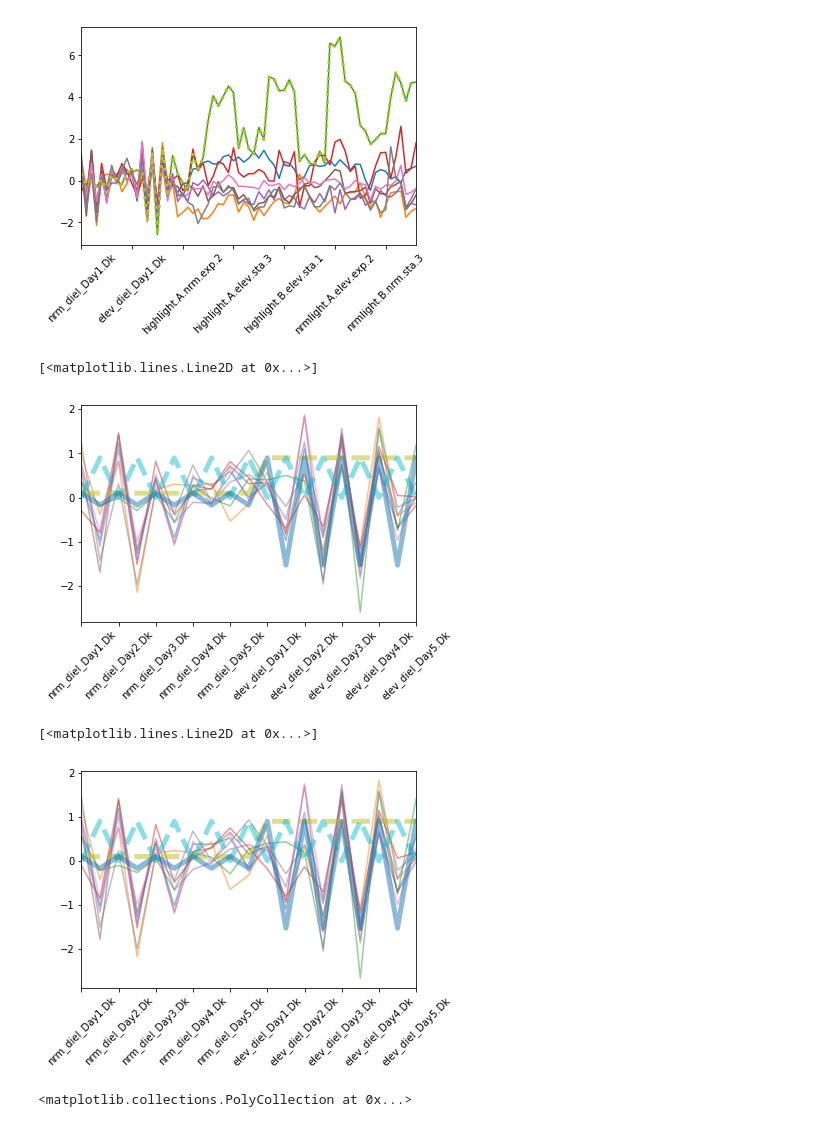
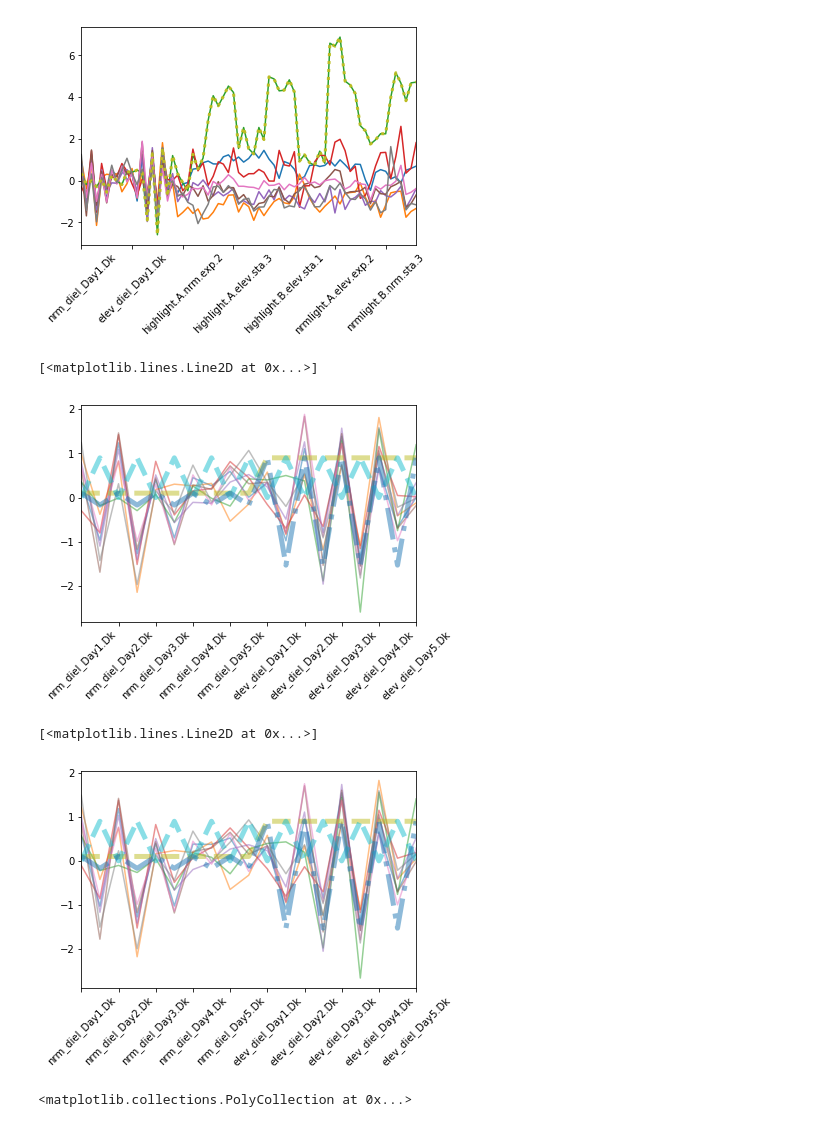
Before and after one commit to djreiss/diatoms, a Jupyter notebook: Untitled.ipynb, the cells around one changed output. Cells and saved outputs as stored; diff of their text form; code cells hidden in the pictures.

```diff
--- a/Untitled.ipynb
+++ b/Untitled.ipynb
@@ -316,12 +319,12 @@ ax.set_xticklabels(ax.xaxis.get_majorticklabels(), rotation=45);
 # %%
 ax = r1.loc[genes, colnames[(isdark | islight)]].T.plot(legend=False, alpha=0.5)
 ax.set_xticklabels(ax.xaxis.get_majorticklabels(), rotation=45)
 ax.plot(co2[isdark | islight], ls='dashed', lw=5, alpha=0.5)
 ax.plot(dark[isdark | islight], ls='dashed', lw=5, alpha=0.5)
-ax.plot(-3. * (co2*dark)[isdark | islight] + 1. * co2[isdark | islight], lw=5, alpha=0.5)
+ax.plot(-3. * (co2*dark)[isdark | islight] + 1. * co2[isdark | islight], lw=5, alpha=0.5, ls='dashdot')
 # %% [output]
 [<matplotlib.lines.Line2D at 0x...>]
-[figure, old version]
+[figure, new version]
 # %%
 r1a = r1.copy()
 r1a.loc[:, colnames[(isdark | islight)]] = r1norm
@@ -329,10 +332,10 @@ ax = r1a.loc[genes, colnames[(isdark | islight)]].T.plot(legend=False, alpha=0.5
 ax.set_xticklabels(ax.xaxis.get_majorticklabels(), rotation=45)
 ax.plot(co2[isdark | islight], ls='dashed', lw=5, alpha=0.5)
 ax.plot(dark[isdark | islight], ls='dashed', lw=5, alpha=0.5)
-ax.plot(-3. * (co2*dark)[isdark | islight] + 1. * co2[isdark | islight], lw=5, alpha=0.5)
+ax.plot(-3. * (co2*dark)[isdark | islight] + 1. * co2[isdark | islight], lw=5, alpha=0.5, ls='dashdot')
 # %% [output]
 [<matplotlib.lines.Line2D at 0x...>]
-[figure, old version]
+[figure, new version]
 # %%
 mn = r1a.loc[genes, colnames[(isdark | islight)]].mean()
 err = r1a.loc[genes, colnames[(isdark | islight)]].std()
```
Also changed, not shown: parts of 9 cells of this notebook.
